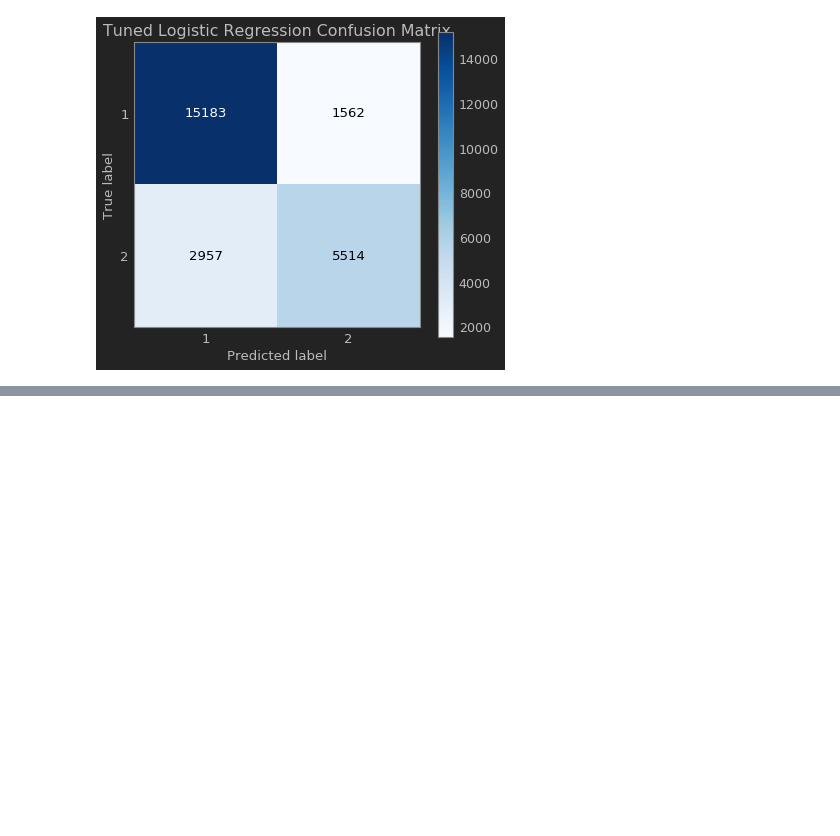
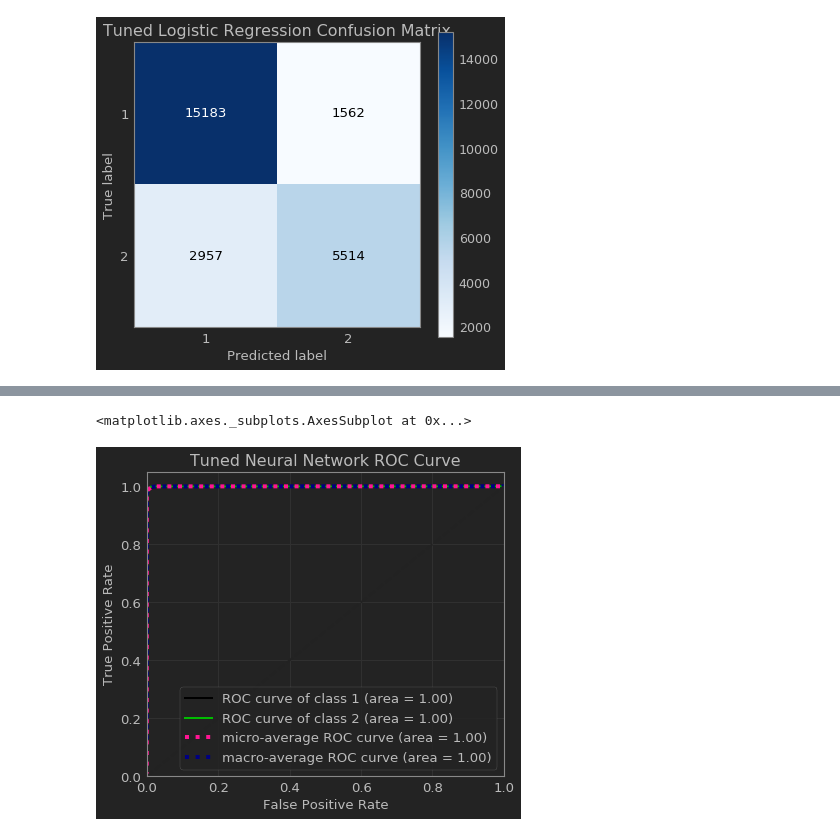
Before and after one commit to TheChanRProject/MLNS_BCI_Project, a Jupyter notebook: nb/BCI_Intra_Subject_Randomized_Search.ipynb, the cells around one changed output, grey strips where cells are left out. Drawn from its saved outputs; the diff is of its cells as text; code cells hidden in the pictures; blank space fills up the shorter version.

```diff
--- a/nb/BCI_Intra_Subject_Randomized_Search.ipynb
+++ b/nb/BCI_Intra_Subject_Randomized_Search.ipynb
@@ -243,0 +261,12 @@ plot_confusion_matrix(Ytest, lr_rs.predict(Xtest), title="Tuned Logistic Regress
+# %%
+## Neural Network ROC Curve
+
+nn_model = MLPClassifier(solver='adam', learning_rate='adaptive', alpha=0.0001, shuffle=True, hidden_layer_sizes=(100,), activation='relu')
+nn_fit = nn_model.fit(Xtrain2, Ytrain2)
+# %%
+nn_prob = nn_fit.predict_proba(Xval)
+
+plot_roc(Yval, nn_prob, title="Tuned Neural Network ROC Curve")
+# %% [output]
+<matplotlib.axes._subplots.AxesSubplot at 0x...>
+[figure, added]
```
Also changed, not shown: parts of 4 cells of this notebook.
